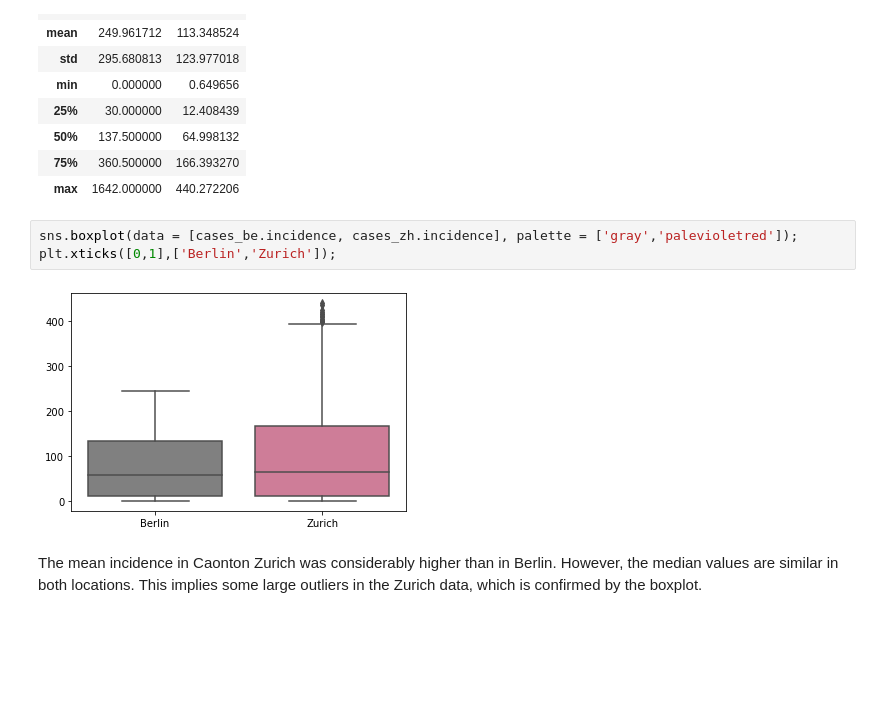
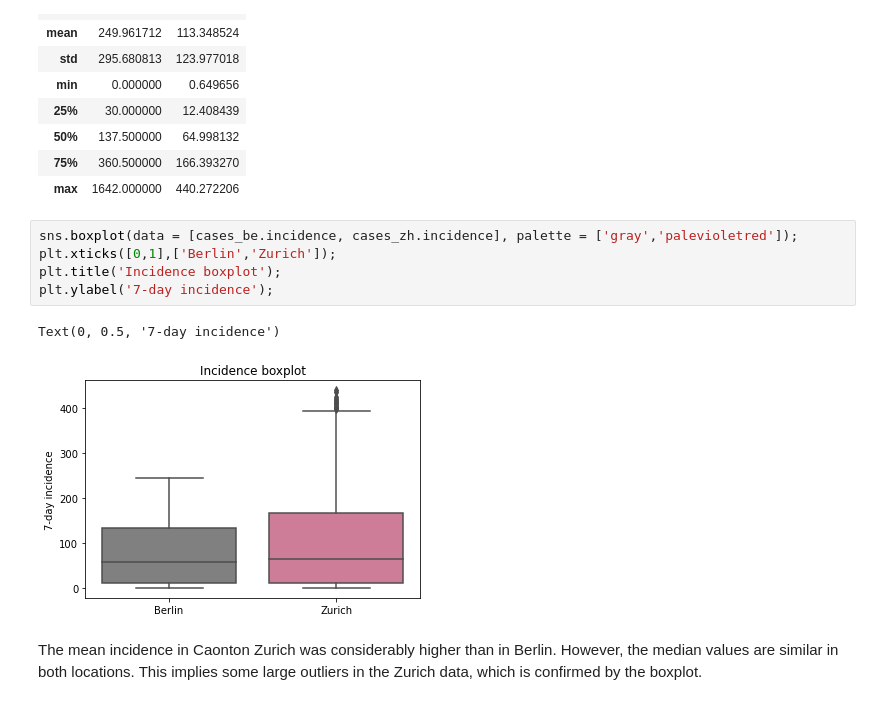
Before and after one commit to zoraaroz/covid19-cases-lockdowns, a Jupyter notebook: data_analysis.ipynb, the cells around one changed output. Cells and saved outputs as stored; diff of their text form; blank space fills up the shorter version.

Commit message:
Refactor: Optimise plots

```diff
--- a/data_analysis.ipynb
+++ b/data_analysis.ipynb
@@ -1048,8 +1048,11 @@ cases_zh.describe()
 # %%
 sns.boxplot(data = [cases_be.incidence, cases_zh.incidence], palette = ['gray','palevioletred']);
 plt.xticks([0,1],['Berlin','Zurich']);
+plt.title('Incidence boxplot');
+plt.ylabel('7-day incidence');
 # %% [output]
+Text(0, 0.5, '7-day incidence')
-[figure, old version]
+[figure, new version]
 # %% [markdown]
 The mean incidence in Caonton Zurich was considerably higher than in Berlin. However, the median values are similar in both locations. This implies some large outliers in the Zurich data, which is confirmed by the boxplot.
 # %% [markdown]
```
Also changed, not shown: parts of 7 cells of this notebook.
